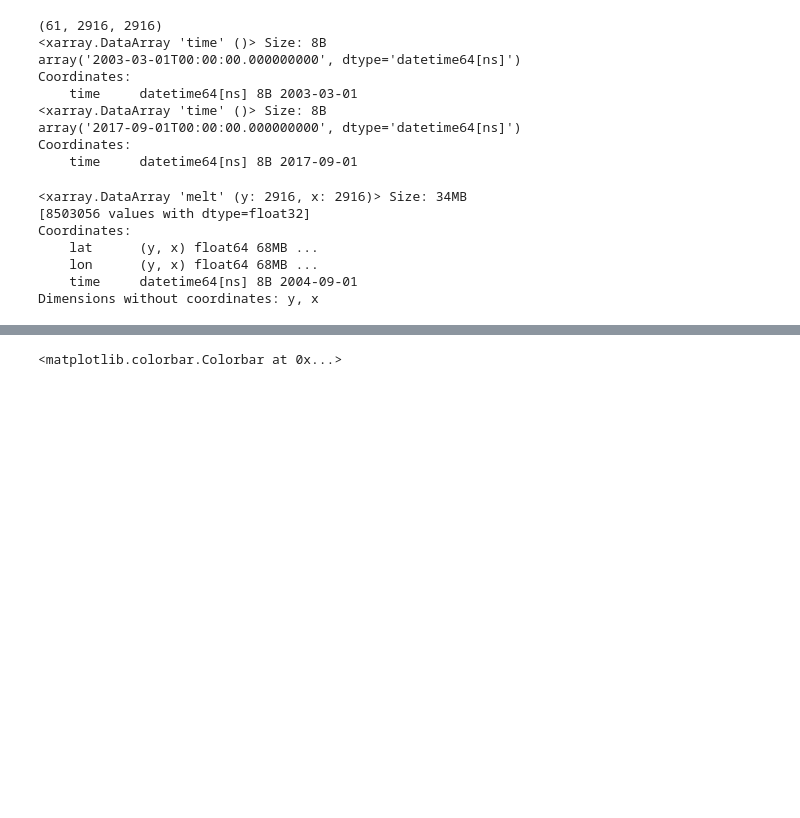
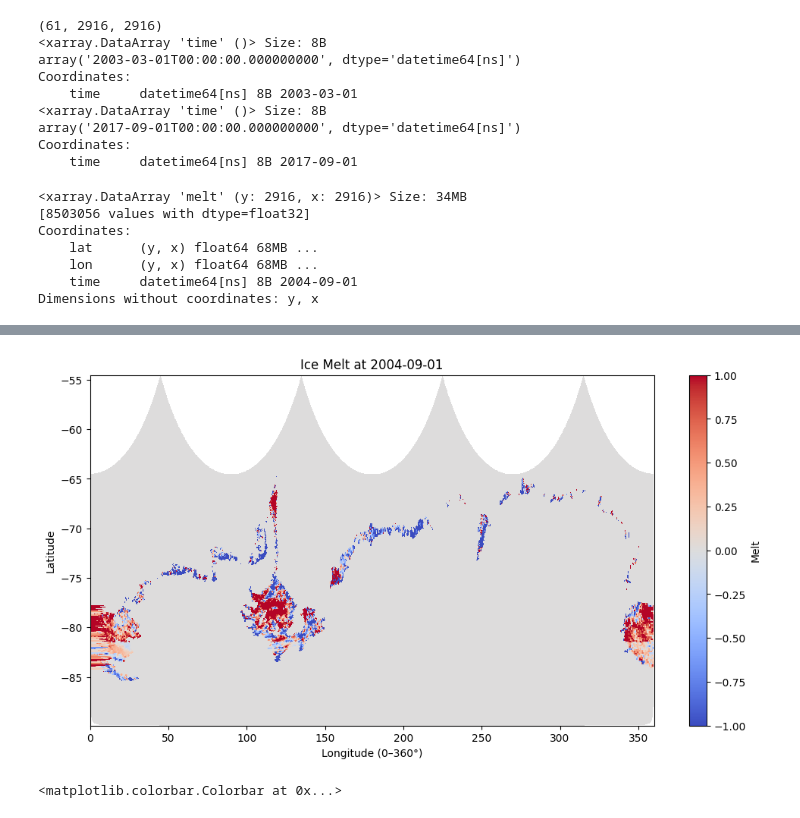
Before and after one commit to isabelle-white/SSH_wind_SI, a Jupyter notebook: mca_shared_izzy/ice_vel_ssh_correl_maps.ipynb, the cells around one changed output, grey strips where cells are left out. Saved outputs shown, nothing was run; the diff lists cells and outputs as text; code cells hidden in the pictures; blank space fills up the shorter version.

```diff
--- a/mca_shared_izzy/ice_vel_ssh_correl_maps.ipynb
+++ b/mca_shared_izzy/ice_vel_ssh_correl_maps.ipynb
@@ -66,3 +93,36 @@ Dimensions without coordinates: y, x
+# %%
+import numpy as np
+import matplotlib.pyplot as plt
+
+# Select time index and subset every 10th point for speed
+time_idx = 6
+data_1 = ice_vels_ds_melt_and_mean['melt'].isel(time=time_idx)[::10]
+lat_1 = ice_vels_ds_melt_and_mean['lat'][::10]
+lon_1 = ice_vels_ds_melt_and_mean['lon'][::10]
+
+# Wrap longitudes from [-180, 180] to [0, 360]
+lon_wrapped = (lon_1 + 180)
+
+
+
+# Extract time as string for dynamic title
+time_value = str(ice_vels_ds_melt_and_mean['time'].isel(time=time_idx).values)[:10]
+
+# Plot the wrapped data
+fig, ax = plt.subplots(figsize=(12, 6))
+mesh = ax.pcolormesh(lon_wrapped, lat_1, data_1, cmap='coolwarm', shading='auto', vmin=-1, vmax=1)
+
+ax.set_title(f"Ice Melt at {time_value}")
+ax.set_xlabel("Longitude (0–360°)")
+ax.set_ylabel("Latitude")
+plt.colorbar(mesh, ax=ax, orientation='vertical', label='Melt')
+
+# Optional: set x-limits to highlight wraparound if needed
+ax.set_xlim(0, 360)
+
+plt.show()
+# %% [output]
+[figure, added]
 # %%
 # Extract data from each dataset
 
```
Also changed, not shown: parts of 79 cells of this notebook, 10 other files.
